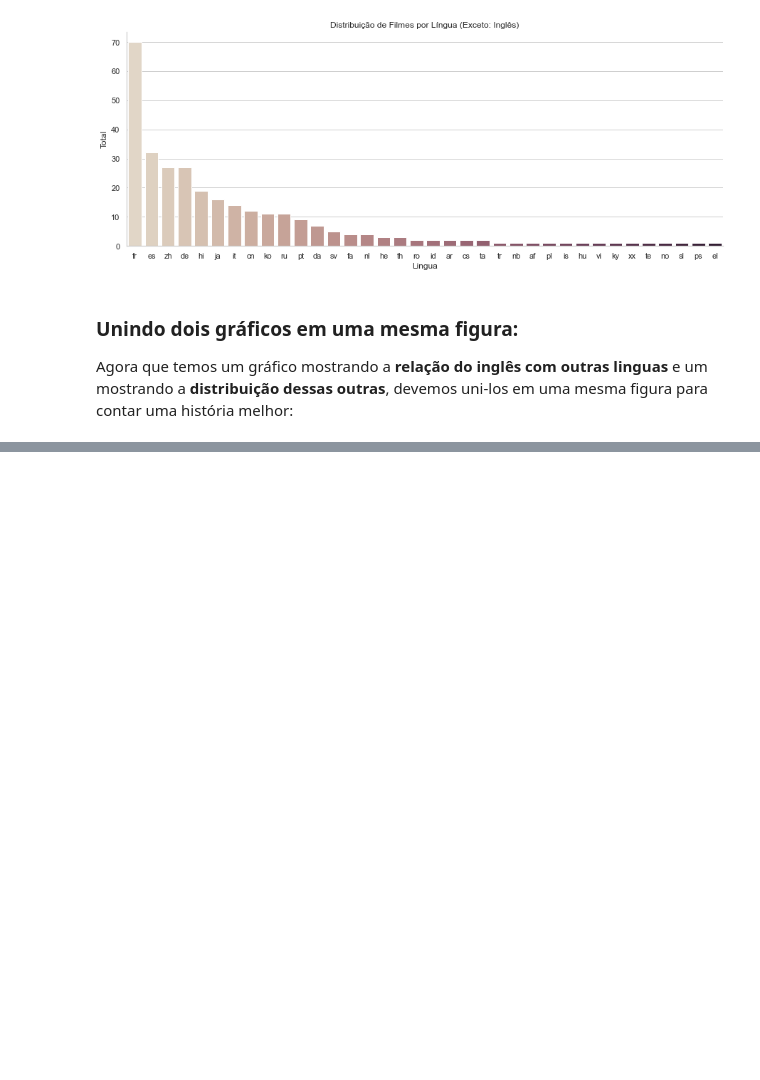
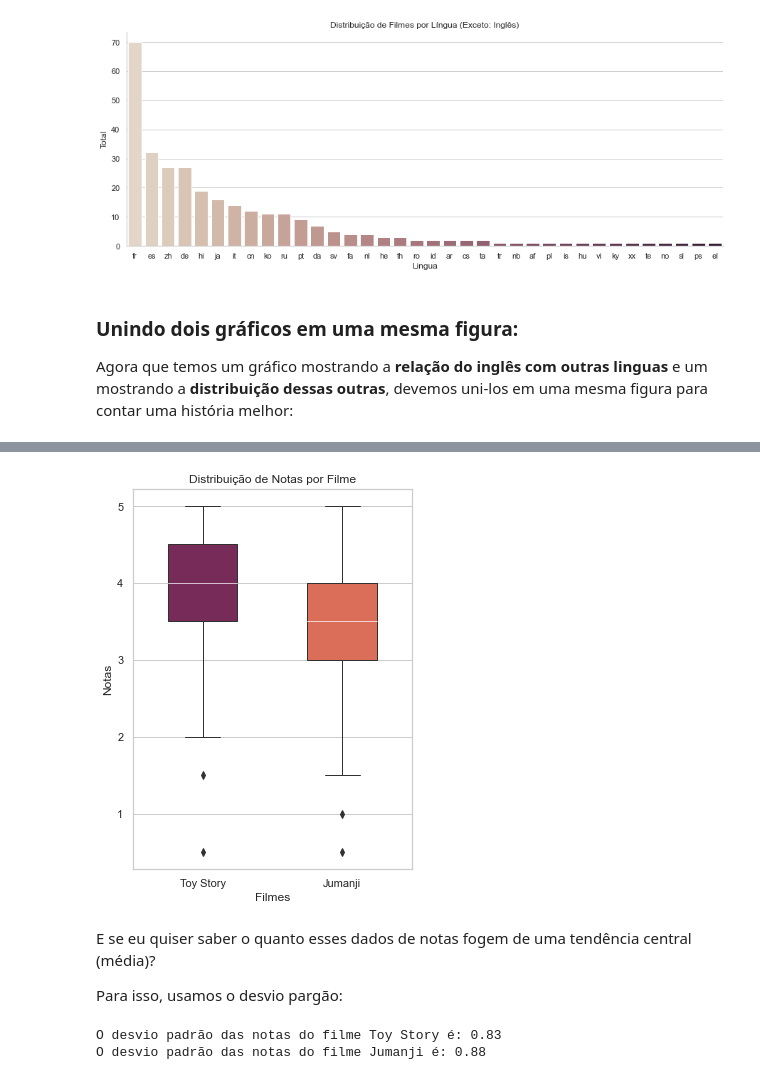
Before and after one commit to juancostaa/Alura-Data-Science-Studies, a Jupyter notebook: introducao-a-data-science-aula0/Alura-DataScience.ipynb, the cells around one changed output, grey strips where cells are left out. Saved outputs shown, nothing was run; the diff lists cells and outputs as text; code cells hidden in the pictures; blank space fills up the shorter version.

```diff
--- a/introducao-a-data-science-aula0/Alura-DataScience.ipynb
+++ b/introducao-a-data-science-aula0/Alura-DataScience.ipynb
@@ -380,0 +423,21 @@ plt.show()
+# %%
+sns.set_style("whitegrid")
+sns.set_context("notebook")
+plt.figure(figsize=(5,7))
+ax=sns.boxplot(x="filmeId", y="nota", data=ratings.query("filmeId in [1,2]"),
+            palette="rocket", order=[1,2], width=.5, linewidth=1,
+            medianprops=dict(color="white", alpha=0.7))
+ax.set(xlabel="Filmes", ylabel="Notas", title="Distribuição de Notas por Filme", xticklabels=["Toy Story", "Jumanji"])
+plt.show()
+# %% [output]
+[figure, added]
+# %% [markdown]
+E se eu quiser saber o quanto esses dados de notas fogem de uma tendência central (média)?
+
+Para isso, usamos o desvio pargão:
+# %%
+print("O desvio padrão das notas do filme Toy Story é: %.2f" %notas_toystory["nota"].std())
+print("O desvio padrão das notas do filme Jumanji é: %.2f" %notas_jumanji["nota"].std())
+# %% [output]
+O desvio padrão das notas do filme Toy Story é: 0.83
+O desvio padrão das notas do filme Jumanji é: 0.88
```
Also changed, not shown: parts of 8 cells of this notebook.
